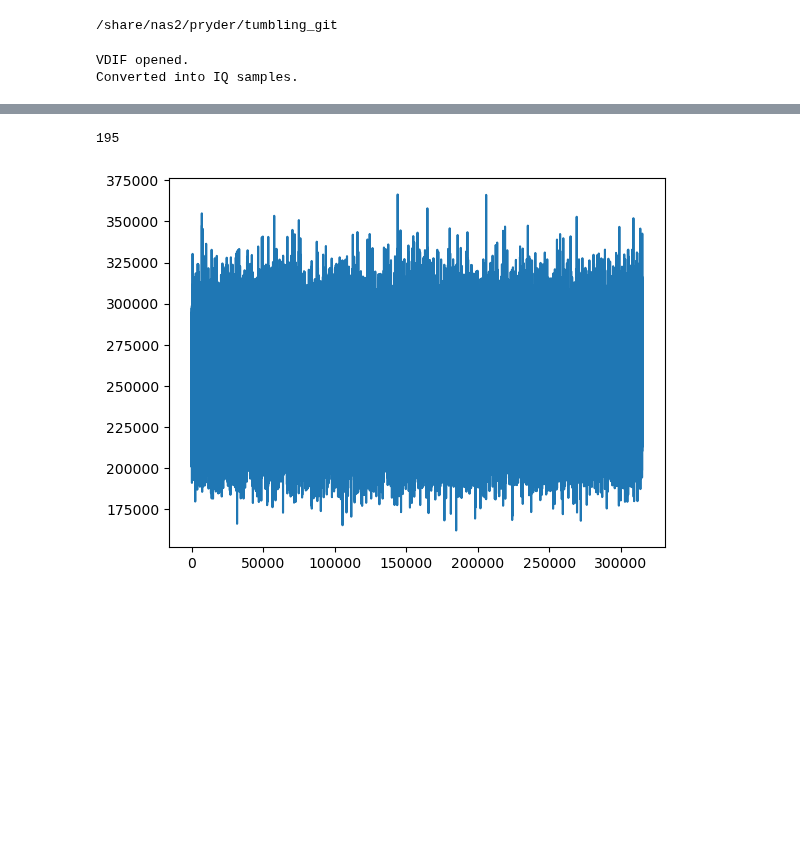
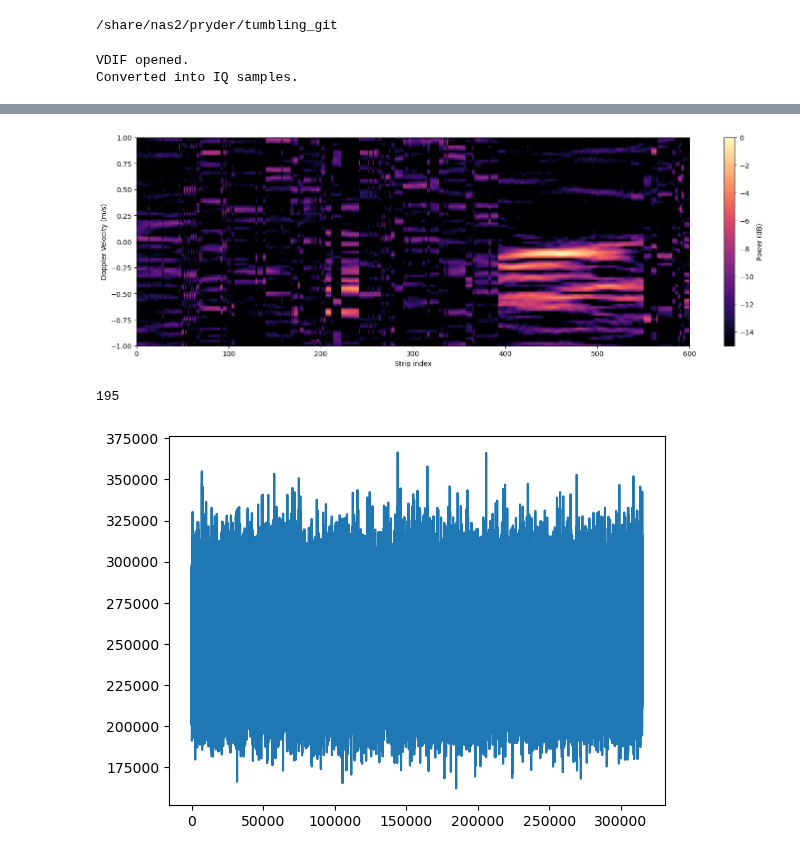
Before and after one commit to phoeberyder/atlas_rb, a Jupyter notebook: intelsat33edeb_spectrogram.ipynb, the cells around one changed output, grey strips where cells are left out. Drawn from its saved outputs; the diff is of its cells as text; code cells hidden in the pictures; blank space fills up the shorter version.

```diff
--- a/intelsat33edeb_spectrogram.ipynb
+++ b/intelsat33edeb_spectrogram.ipynb
@@ -40,3 +40,33 @@ print('Converted into IQ samples.')
 # %% [output]
 VDIF opened.
 Converted into IQ samples.
+# %%
+pulse_numbers = np.arange(0, 10000)
+pulse_times_s = pulse_numbers * pri
+
+ranges_tx = []
+ranges_rx = []
+sat = intelsat_tle
+tau0 = 0.0  # Reference delay in seconds
+for elapsed in pulse_times_s:
+    t = ts.utc(2025, 2, 5, 13, 50, 1.658 + elapsed)
+    mhr = wgs84.latlon(42.6, 288.5)
+    rx = wgs84.latlon(53.2365, -2.3087)
+    R_tx = (sat - mhr).at(t).distance().m
+    R_rx = (sat - rx).at(t).distance().m
+
+    ranges_tx.append(R_tx)
+    ranges_rx.append(R_rx)
+
+ranges_tx = np.asarray(ranges_tx)
+ranges_rx = np.asarray(ranges_rx)
+
+# Bistatic delay and fast-time bin
+tau = (ranges_tx + ranges_rx) / c
+
+predicted_bins = np.floor(
+    (tau - tau0) * samp_rate
+).astype(int)
+
+print("First predicted bins:", predicted_bins[:10])
+print("First predicted delays (ms):", tau[:10] * 1e3)
@@ -43,3 +295,17 @@ Converted into IQ samples.
+# %%
+plt.figure(figsize=(15, 5))
+plt.imshow(10 * np.log10(spectrogram+1e-12)-np.max(10 * np.log10(spectrogram+1e-12)), aspect='auto', origin='lower', vmin=-15, vmax=0, extent= [0, number_of_strips, -max_velocity, max_velocity], cmap='magma')
+# plt.title("Micro-Doppler Spectrogram")
+plt.xlabel("Strip index")
+plt.ylabel("Doppler Velocity (m/s)")
+plt.ylim(-1, 1)
+# plt.hlines(int(spectrogram.shape[0]/2+10), 0, 423, 'red')
+plt.colorbar(label='Power (dB)')
+plt.tight_layout()
+# plt.savefig('./points_overlap_spectrogram.png')
+plt.show()
+# %% [output]
+[figure, added]
 # %%
 c = 299792458
 ts = load.timescale()
```
Also changed, not shown: parts of 11 cells of this notebook, 2 other files.
